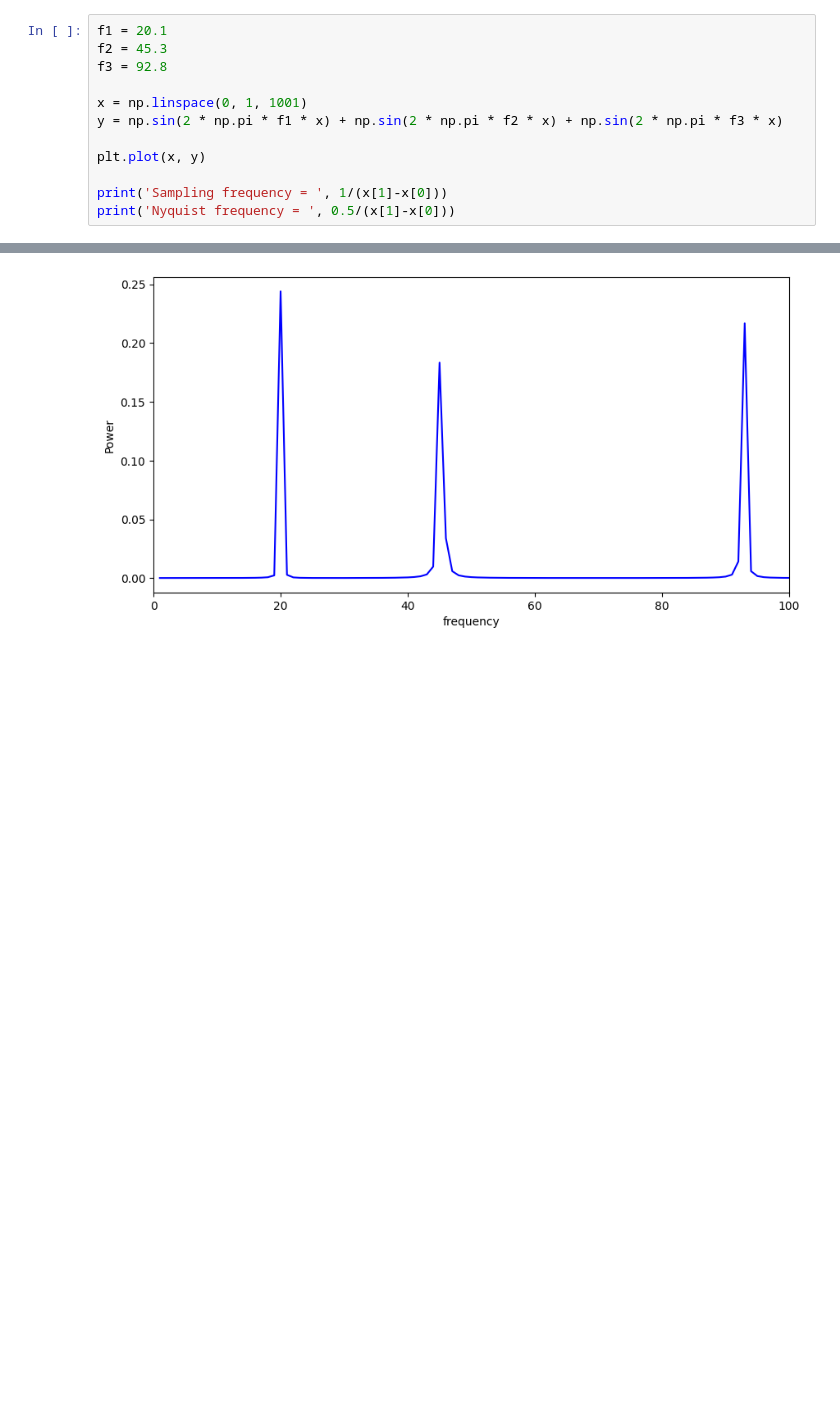
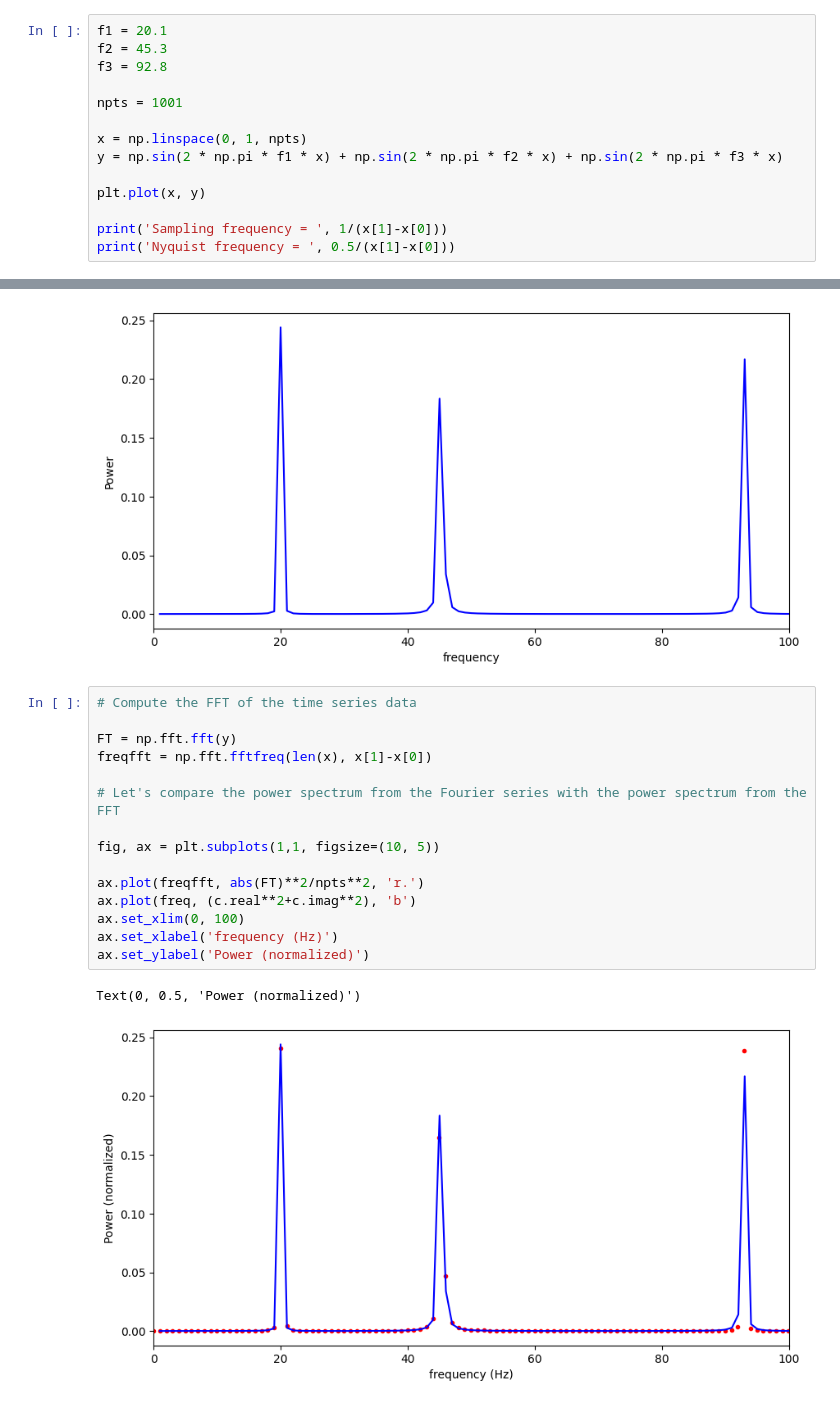
Before and after one commit to brash99/phys340, a Jupyter notebook: JupyterNotebooks/Fourier_Series/FourierSeriesComplex.ipynb, the cells around one changed output, grey strips where cells are left out. Saved outputs shown, nothing was run; the diff lists cells and outputs as text; blank space fills up the shorter version.

```diff
--- a/JupyterNotebooks/Fourier_Series/FourierSeriesComplex.ipynb
+++ b/JupyterNotebooks/Fourier_Series/FourierSeriesComplex.ipynb
@@ -167,7 +170,9 @@ f1 = 20.1
 f2 = 45.3
 f3 = 92.8
 
-x = np.linspace(0, 1, 1001)
+npts = 1001
+
+x = np.linspace(0, 1, npts)
 y = np.sin(2 * np.pi * f1 * x) + np.sin(2 * np.pi * f2 * x) + np.sin(2 * np.pi * f3 * x)
 
 plt.plot(x, y)
@@ -267,3 +272,21 @@ ax.set_xlim(0, 100)
 # %% [output]
 (0.0, 100.0)
 [figure]
+# %%
+# Compute the FFT of the time series data
+
+FT = np.fft.fft(y)
+freqfft = np.fft.fftfreq(len(x), x[1]-x[0])
+
+# Let's compare the power spectrum from the Fourier series with the power spectrum from the FFT
+
+fig, ax = plt.subplots(1,1, figsize=(10, 5))
+
+ax.plot(freqfft, abs(FT)**2/npts**2, 'r.')
+ax.plot(freq, (c.real**2+c.imag**2), 'b')
+ax.set_xlim(0, 100)
+ax.set_xlabel('frequency (Hz)')
+ax.set_ylabel('Power (normalized)')
+# %% [output]
+Text(0, 0.5, 'Power (normalized)')
+[figure, added]
```
Also changed, not shown: parts of 1 cell of this notebook, 1 other file.
